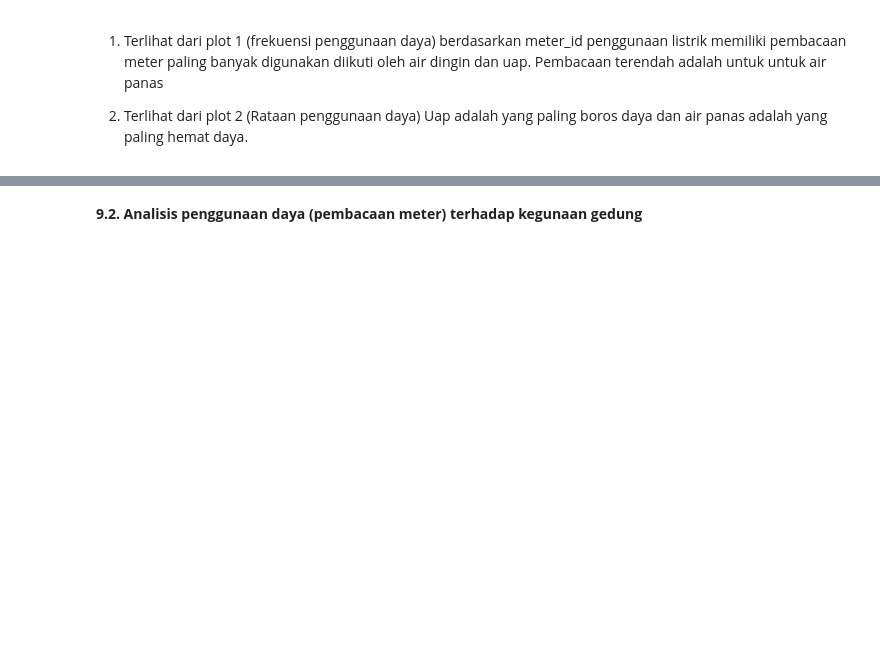
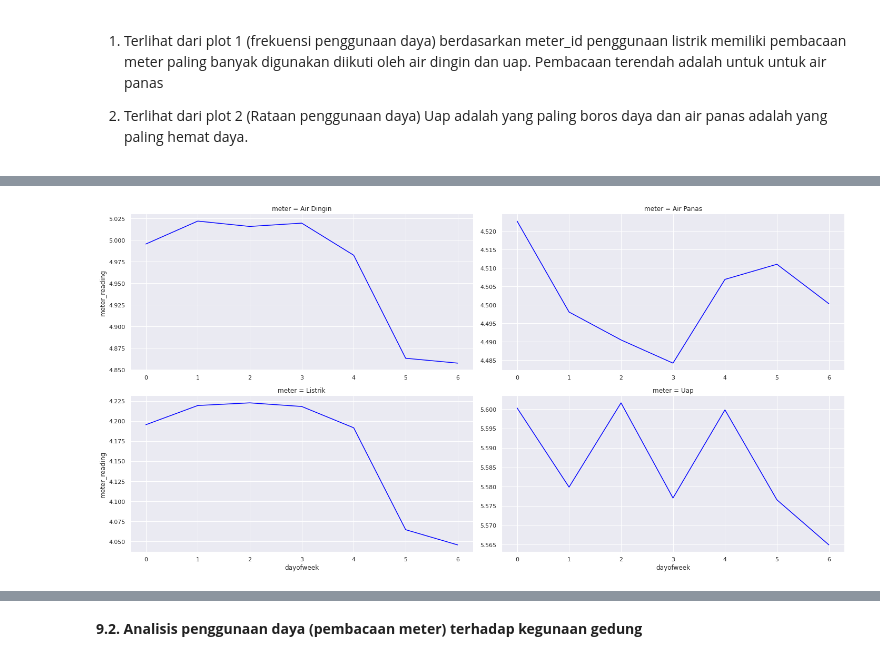
Before and after one commit to thyeaditungson29/myDataScience, a Jupyter notebook: EVDA_project22_UTS_dataFromKaggle.ipynb, the cells around one changed output, grey strips where cells are left out. Saved outputs shown, nothing was run; the diff lists cells and outputs as text; code cells hidden in the pictures; blank space fills up the shorter version.

```diff
--- a/EVDA_project22_UTS_dataFromKaggle.ipynb
+++ b/EVDA_project22_UTS_dataFromKaggle.ipynb
@@ -1019,0 +1012,8 @@ Text(0.5, 1.0, 'Rata-rata Pembacaan oleh Berbagai Jenis Meter')
+# %%
+#Pengamatan penggunaan daya pekanan (dilihat dari rataan penggunaan tiap harinya berdasarkan tipe meter)
+day_use_df= df_all_Train2.groupby(['dayofweek', 'meter']).meter_reading.mean().reset_index()
+p=sns.FacetGrid(day_use_df, col='meter', col_wrap=2, height=5, aspect=2, sharey=False, sharex=False)
+p.map(sns.lineplot, 'dayofweek', 'meter_reading', color='blue')
+plt.show()
+# %% [output]
+[figure, added]
```
Also changed, not shown: parts of 46 cells of this notebook.
